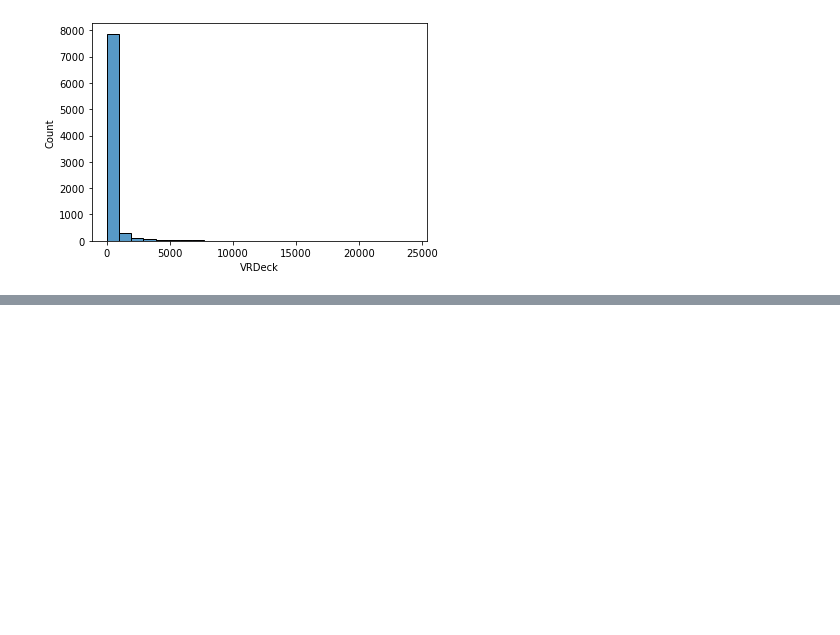
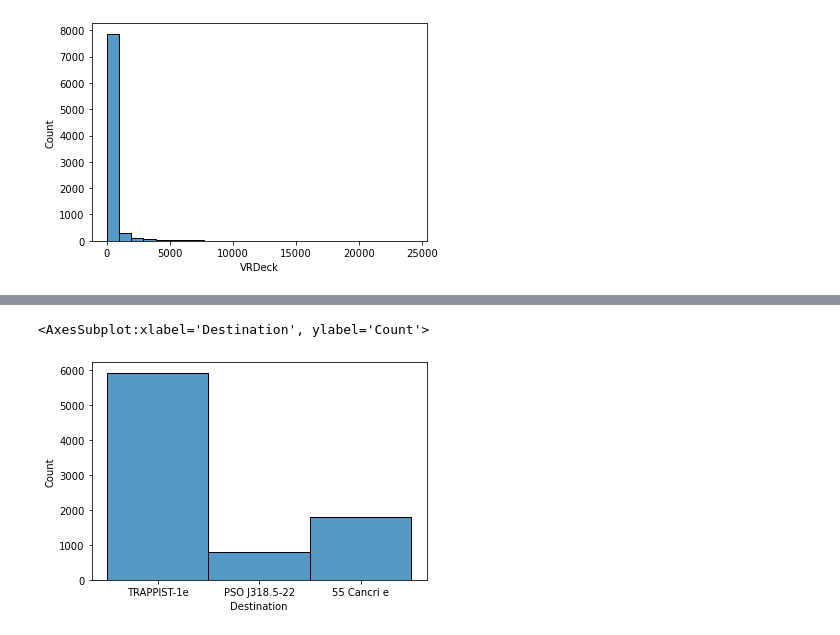
Before and after one commit to babennettdev/ml-notebooks, a Jupyter notebook: src/spaceship-titanic/spaceship_titanic_data_exploration.ipynb, the cells around one changed output, grey strips where cells are left out. Cells and saved outputs as stored; diff of their text form; code cells hidden in the pictures; blank space fills up the shorter version.

```diff
--- a/src/spaceship-titanic/spaceship_titanic_data_exploration.ipynb
+++ b/src/spaceship-titanic/spaceship_titanic_data_exploration.ipynb
@@ -242,0 +253,5 @@ Maximum value is: 24133.0 so number of buckets is 25
+# %%
+sns.histplot(spaceship_titanic_train_dataframes['Destination'].dropna())
+# %% [output]
+<AxesSubplot:xlabel='Destination', ylabel='Count'>
+[figure, added]
```
Also changed, not shown: parts of 3 cells of this notebook.
